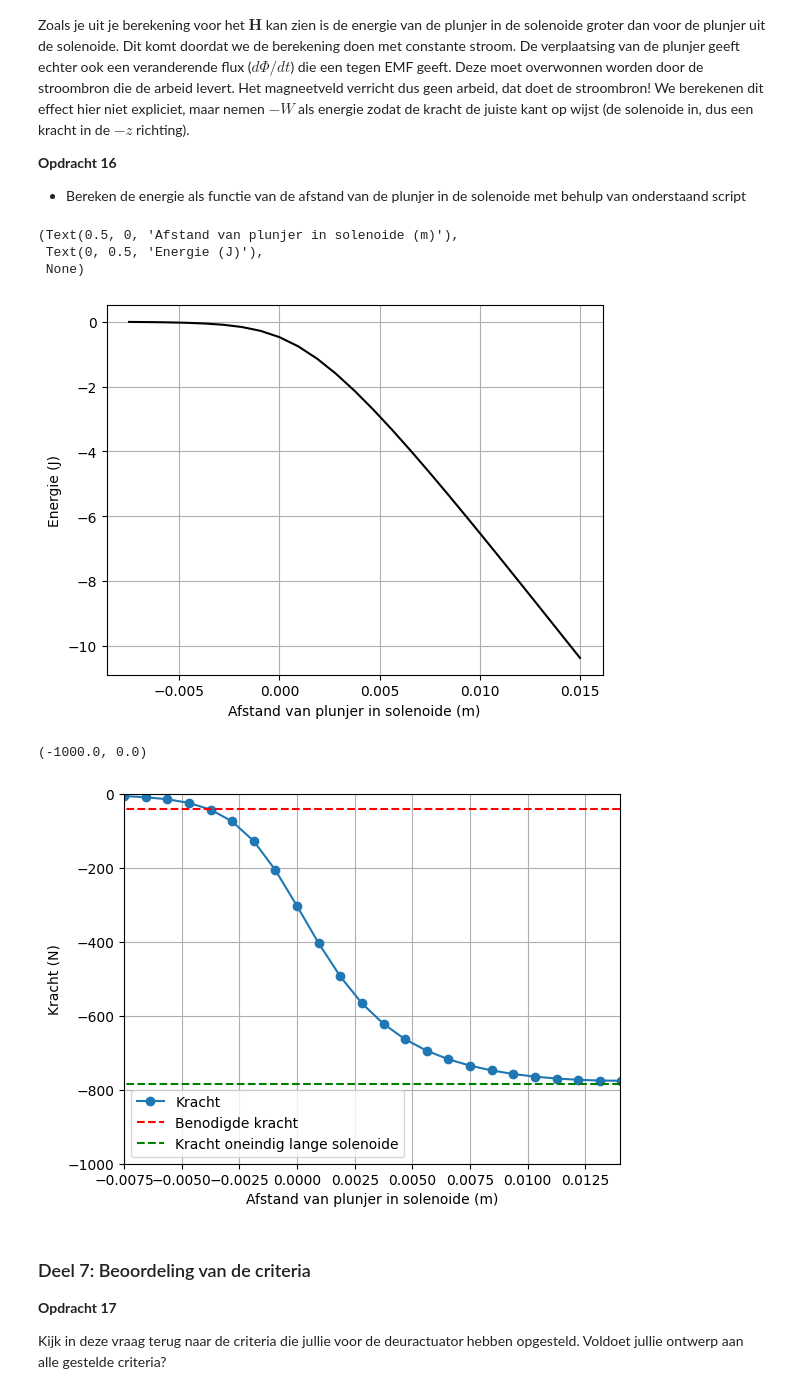
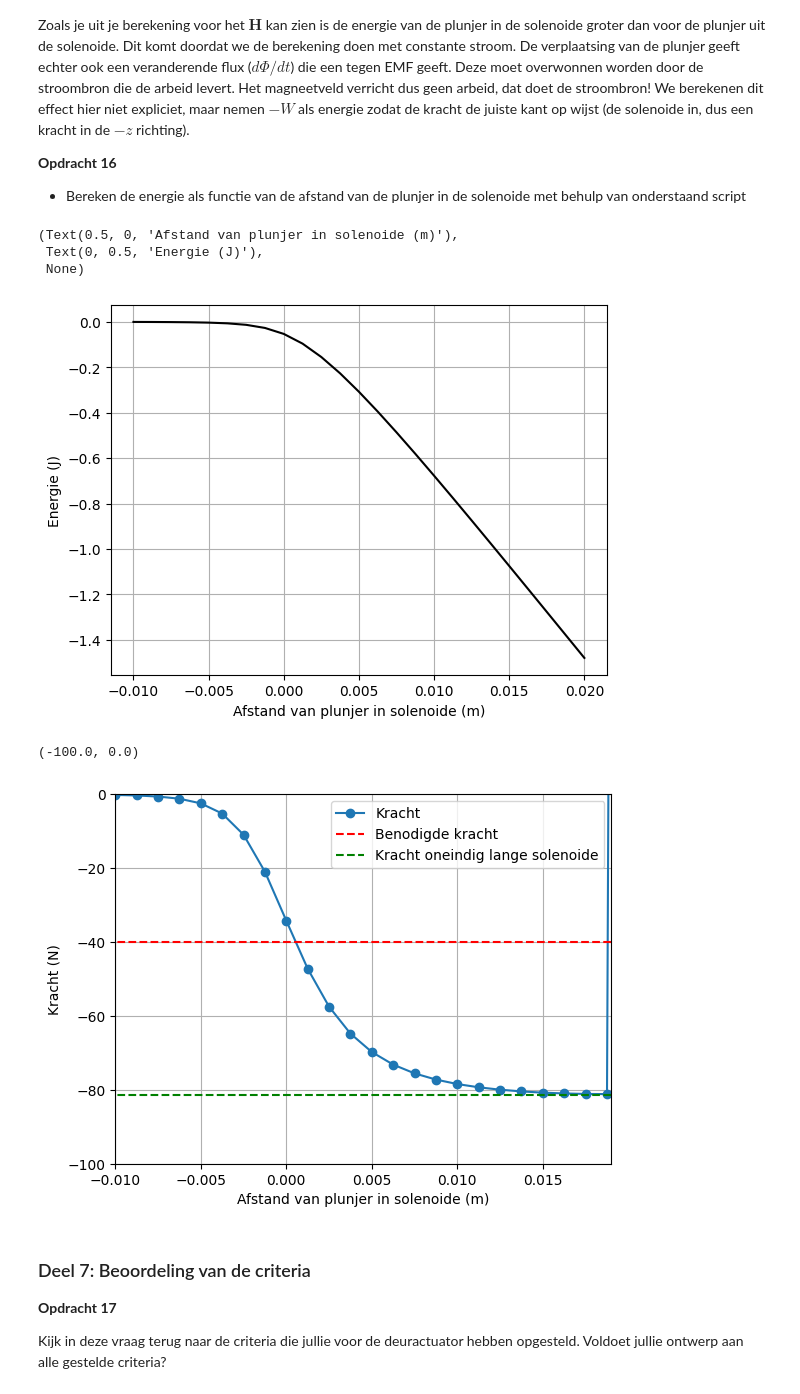
Before and after one commit to gltChboy/opdrachten-DEF-D, a Jupyter notebook: 2KrachtactuatorOpdracht/KrachtactuatorOpdracht.ipynb, the cells around one changed output. Cells and saved outputs as stored; diff of their text form; code cells hidden in the pictures.

```diff
--- a/2KrachtactuatorOpdracht/KrachtactuatorOpdracht.ipynb
+++ b/2KrachtactuatorOpdracht/KrachtactuatorOpdracht.ipynb
@@ -320,7 +320,7 @@ ldraad = 56.10 # m
 
 #1cm om de knop goed in te drukken zou ik zeggen
 lspoel = 0.01 # m
-rspoel = 3e-4 # m
+rspoel = 3e-3 # m
 
 N_min_1 , N_max_1 = aantal_wikkelingen(m, rdraad, lspoel, rspoel, I, ldraad)
 print(f"Het minimale aantal wikkelingen voor #1 is : {N_min_1:.0f}")
@@ -335,7 +335,7 @@ ldraad = 56.10 # m
 
 # 2cm zodat hij minimaal 1cm kan indrukken als de massa wordt overschreden
 lspoel = 0.02 # m
-rspoel = 5e-4 # m
+rspoel = 5e-3 # m
 
 N_min_4 , N_max_4 = aantal_wikkelingen(m, rdraad, lspoel, rspoel, I, ldraad)
 print(f"Het minimale aantal wikkelingen voor #4 is : {N_min_4:.0f}")
@@ -532,9 +532,9 @@ a. Bereken het aantal omwentelingen van je draad, hierbij mag je aannemen dat de
 b. Bereken de $x$, $y$ en $z$ coordinaten.\
 c. Bereken de spoed, in eenheden van aantal omwentelingen per meter, en print dit.
 # %%
-l_draad = 33.66 #m
+l_draad = 32.31 #m
 r_sol =  0.01 #m
-L_sol = 0.03 #m
+L_sol = 0.04 #m
 N =  l_draad/(r_sol*2*np.pi)
 n = int(N/L_sol) #spoed
 I= 0.5 #A
@@ -663,7 +663,7 @@ Zoals je uit je berekening voor het $\mathbf{H}$ kan zien is de energie van de p
 
 * Bereken de energie als functie van de afstand van de plunjer in de solenoide met behulp van onderstaand script
 # %%
-mu_r = 50000
+mu_r = 10000
 
 # integrate the field up to point z_p
 Wz=-0.5*np.pi*r_sol**2*np.cumsum(np.flipud(H_ax)*mu_r*mu0*np.flipud(H_ax))*(z_ax[1] - z_ax[0])
@@ -674,21 +674,21 @@ plt.xlabel('Afstand van plunjer in solenoide (m)'), plt.ylabel('Energie (J)'), p
 (Text(0.5, 0, 'Afstand van plunjer in solenoide (m)'),
  Text(0, 0.5, 'Energie (J)'),
  None)
-[figure, old version]
+[figure, new version]
 # %%
 force_analytical = -mu0*mu_r*np.pi*r_sol**2*int(N)**2*I**2/2/L_sol**2 # Kracht uitrekenen numeriek (voor oneindig lange solenoide)
 force_numerical=np.diff(Wz, n=1, append=[0])/(z_ax[1] - z_ax[0]) # Kracht uitrekenen (op basis van F=dW/dz)
 
 # Plotting the results
 plt.plot(L_sol/2 - z_ax, np.flipud(force_numerical), '-o', label='Kracht')
 plt.plot(L_sol/2 - z_ax, (-40)*np.ones(n_ax), '--r', label='Benodigde kracht')
 plt.plot(L_sol/2 - z_ax, force_analytical*np.ones(n_ax), '--g', label='Kracht oneindig lange solenoide')
 plt.xlabel('Afstand van plunjer in solenoide (m)'), plt.ylabel('Kracht (N)'), plt.grid(), plt.legend()
 plt.xlim(min(L_sol/2 - z_ax),max(L_sol/2 - z_ax)-0.001)
-plt.ylim([-1000, 0])
+plt.ylim([-100, 0])
 # %% [output]
-(-1000.0, 0.0)
+(-100.0, 0.0)
-[figure, old version]
+[figure, new version]
 # %% [markdown]
 ### Deel 7: Beoordeling van de criteria
 **Opdracht 17**
```
Also changed, not shown: parts of 20 cells of this notebook.
